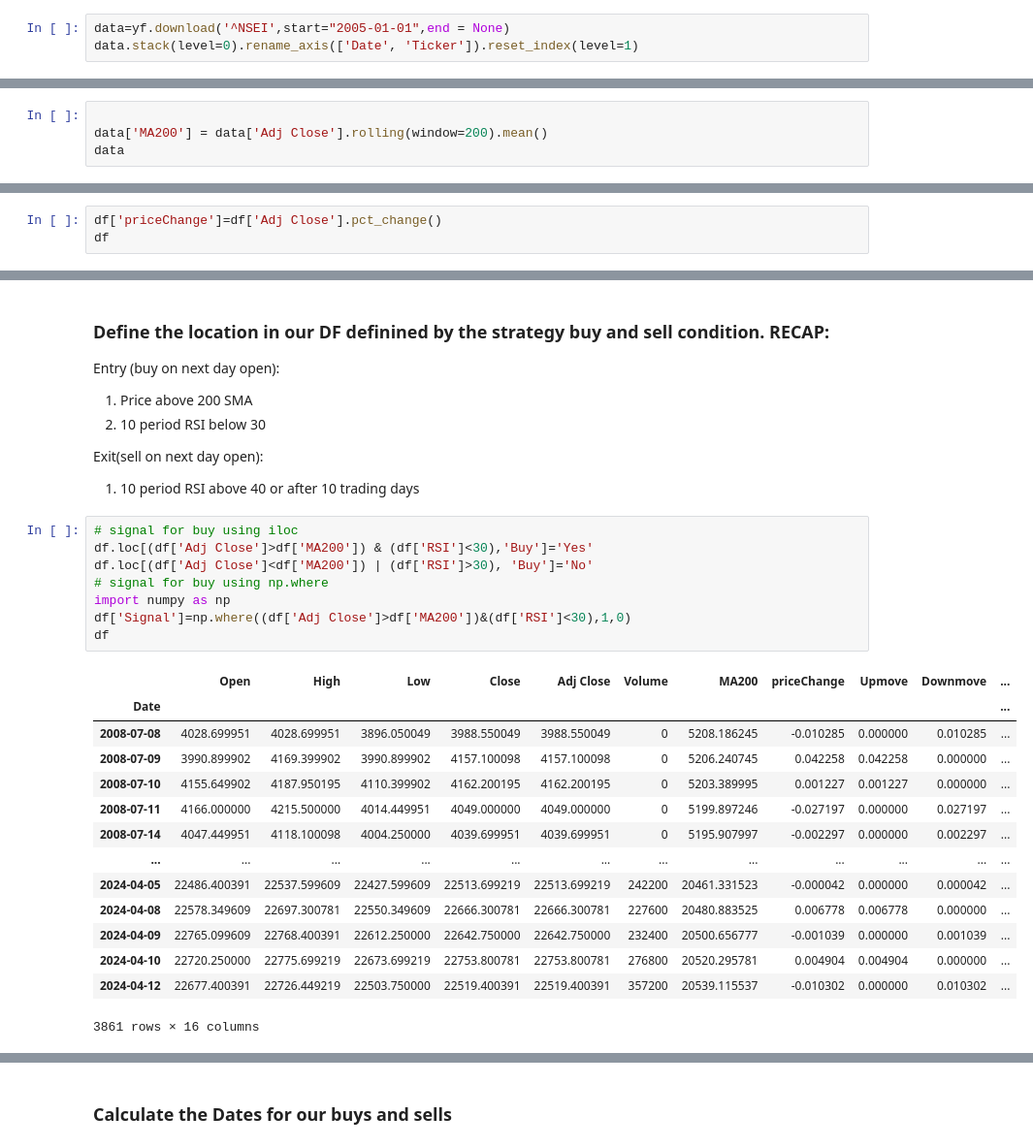
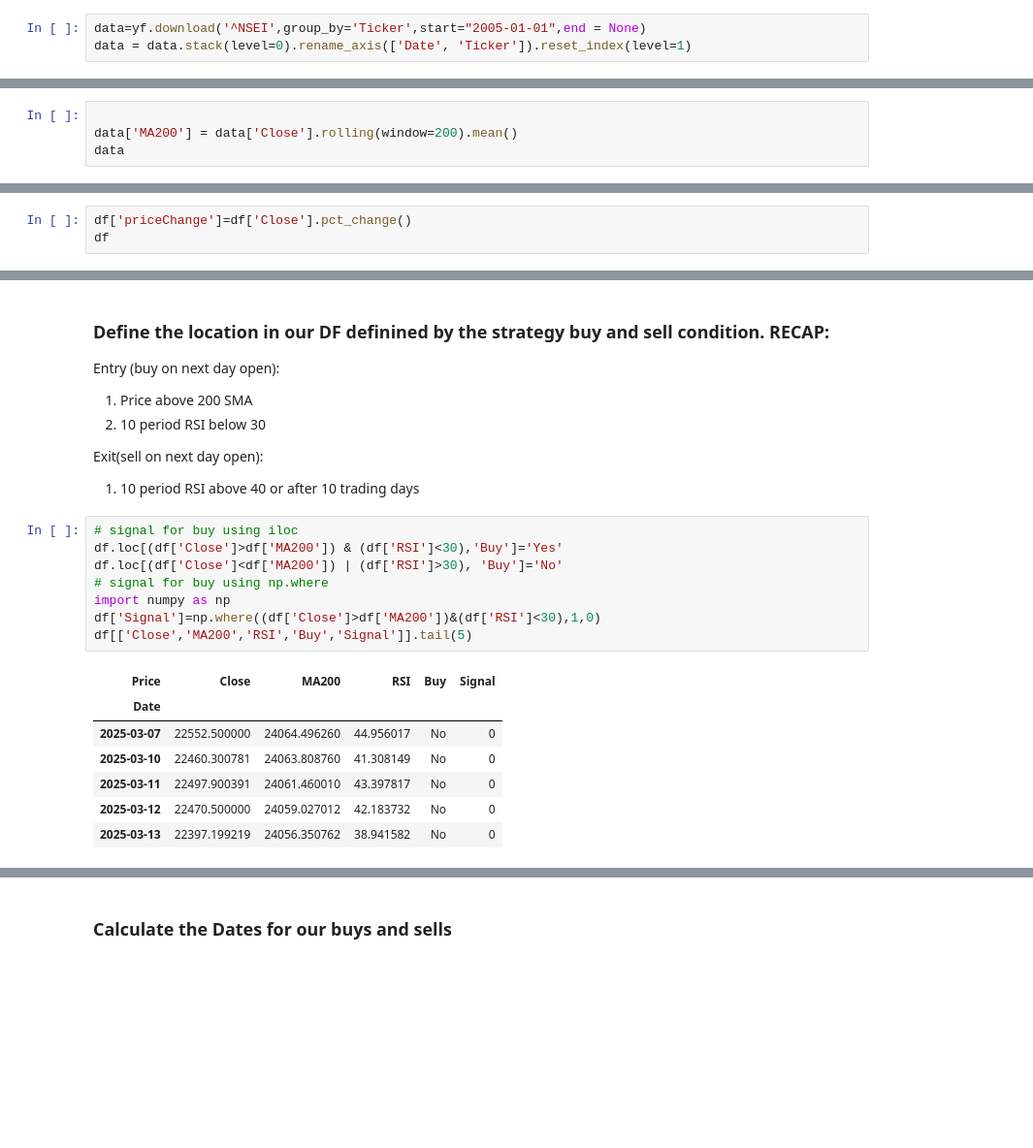
Before and after one commit to Rigava/Load-Nifty-Data, a Jupyter notebook: RSI_strategy.ipynb, the cells around one changed output, grey strips where cells are left out. Shown at 97% size. Saved outputs shown, nothing was run; the diff lists cells and outputs as text; blank space fills up the shorter version.

```diff
--- a/RSI_strategy.ipynb
+++ b/RSI_strategy.ipynb
@@ -92,7 +92,7 @@ yf.download('^NSEI',start="2005-01-01",end = None)
 | 2025-03-12 | 22470.500000 | 22577.400391 | 22329.550781 | 22536.349609 | 0 |
 4288 rows × 5 columns
 # %%
-data=yf.download('^NSEI',start="2005-01-01",end = None)
-data.stack(level=0).rename_axis(['Date', 'Ticker']).reset_index(level=1)
+data=yf.download('^NSEI',group_by='Ticker',start="2005-01-01",end = None)
+data = data.stack(level=0).rename_axis(['Date', 'Ticker']).reset_index(level=1)
 # %% [output]
 [*********************100%***********************]  1 of 1 completed
@@ -113,5 +101,5 @@ data.stack(level=0).rename_axis(['Date', 'Ticker']).reset_index(level=1)
 # %%
 
-data['MA200'] = data['Adj Close'].rolling(window=200).mean()
+data['MA200'] = data['Close'].rolling(window=200).mean()
 data
 # %% [output]
@@ -159,6 +146,6 @@ plt.show()
 import pandas as pd
 pd.options.mode.chained_assignment=None
 # %%
-df['priceChange']=df['Adj Close'].pct_change()
+df['priceChange']=df['Close'].pct_change()
 df
 # %% [output]
@@ -274,27 +261,20 @@ Exit(sell on next day open):
 1. 10 period RSI above 40 or after 10 trading days
 # %%
 # signal for buy using iloc
-df.loc[(df['Adj Close']>df['MA200']) & (df['RSI']<30),'Buy']='Yes'
-df.loc[(df['Adj Close']<df['MA200']) | (df['RSI']>30), 'Buy']='No'
+df.loc[(df['Close']>df['MA200']) & (df['RSI']<30),'Buy']='Yes'
+df.loc[(df['Close']<df['MA200']) | (df['RSI']>30), 'Buy']='No'
 # signal for buy using np.where
 import numpy as np
-df['Signal']=np.where((df['Adj Close']>df['MA200'])&(df['RSI']<30),1,0)
-df
+df['Signal']=np.where((df['Close']>df['MA200'])&(df['RSI']<30),1,0)
+df[['Close','MA200','RSI','Buy','Signal']].tail(5)
 # %% [output]
-|  | Open | High | Low | Close | Adj Close | Volume | MA200 | priceChange | Upmove | Downmove | ... |
-| Date |  |  |  |  |  |  |  |  |  |  | ... |
-| 2008-07-08 | 4028.699951 | 4028.699951 | 3896.050049 | 3988.550049 | 3988.550049 | 0 | 5208.186245 | -0.010285 | 0.000000 | 0.010285 | ... |
-| 2008-07-09 | 3990.899902 | 4169.399902 | 3990.899902 | 4157.100098 | 4157.100098 | 0 | 5206.240745 | 0.042258 | 0.042258 | 0.000000 | ... |
-| 2008-07-10 | 4155.649902 | 4187.950195 | 4110.399902 | 4162.200195 | 4162.200195 | 0 | 5203.389995 | 0.001227 | 0.001227 | 0.000000 | ... |
-| 2008-07-11 | 4166.000000 | 4215.500000 | 4014.449951 | 4049.000000 | 4049.000000 | 0 | 5199.897246 | -0.027197 | 0.000000 | 0.027197 | ... |
-| 2008-07-14 | 4047.449951 | 4118.100098 | 4004.250000 | 4039.699951 | 4039.699951 | 0 | 5195.907997 | -0.002297 | 0.000000 | 0.002297 | ... |
-| ... | ... | ... | ... | ... | ... | ... | ... | ... | ... | ... | ... |
-| 2024-04-05 | 22486.400391 | 22537.599609 | 22427.599609 | 22513.699219 | 22513.699219 | 242200 | 20461.331523 | -0.000042 | 0.000000 | 0.000042 | ... |
-| 2024-04-08 | 22578.349609 | 22697.300781 | 22550.349609 | 22666.300781 | 22666.300781 | 227600 | 20480.883525 | 0.006778 | 0.006778 | 0.000000 | ... |
-| 2024-04-09 | 22765.099609 | 22768.400391 | 22612.250000 | 22642.750000 | 22642.750000 | 232400 | 20500.656777 | -0.001039 | 0.000000 | 0.001039 | ... |
-| 2024-04-10 | 22720.250000 | 22775.699219 | 22673.699219 | 22753.800781 | 22753.800781 | 276800 | 20520.295781 | 0.004904 | 0.004904 | 0.000000 | ... |
-| 2024-04-12 | 22677.400391 | 22726.449219 | 22503.750000 | 22519.400391 | 22519.400391 | 357200 | 20539.115537 | -0.010302 | 0.000000 | 0.010302 | ... |
+| Price | Close | MA200 | RSI | Buy | Signal |
+| Date |  |  |  |  |  |
+| 2025-03-07 | 22552.500000 | 24064.496260 | 44.956017 | No | 0 |
+| 2025-03-10 | 22460.300781 | 24063.808760 | 41.308149 | No | 0 |
+| 2025-03-11 | 22497.900391 | 24061.460010 | 43.397817 | No | 0 |
+| 2025-03-12 | 22470.500000 | 24059.027012 | 42.183732 | No | 0 |
+| 2025-03-13 | 22397.199219 | 24056.350762 | 38.941582 | No | 0 |
-3861 rows × 16 columns
 # %%
 # Check the buy trades
 filterBuy=df['Buy']=="Yes"
```
Also changed, not shown: parts of 20 cells of this notebook, 8 other files.
